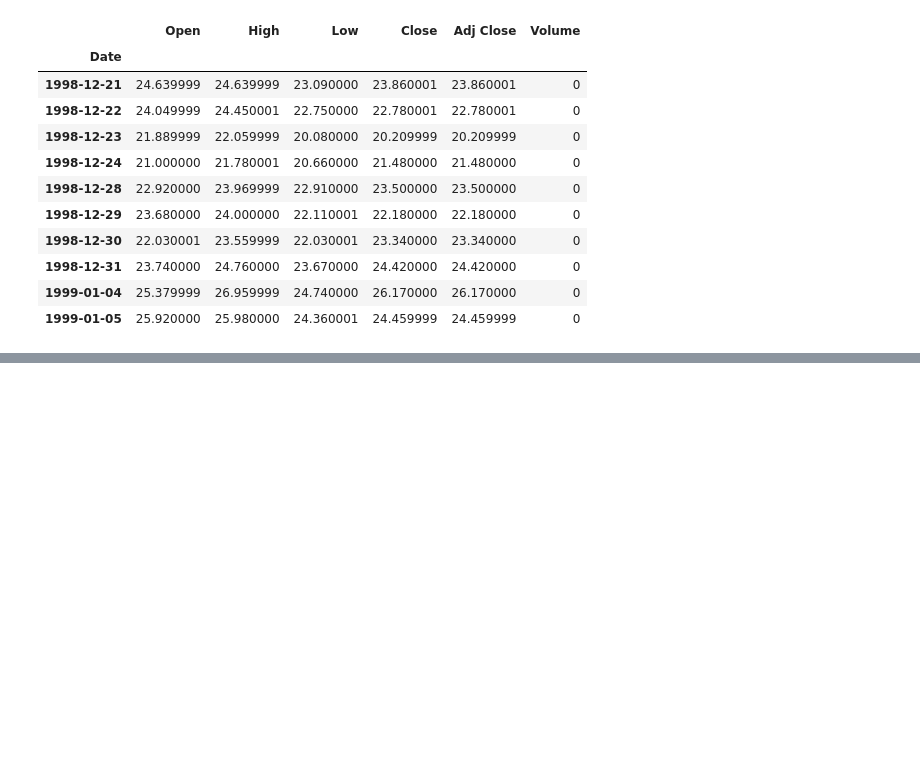
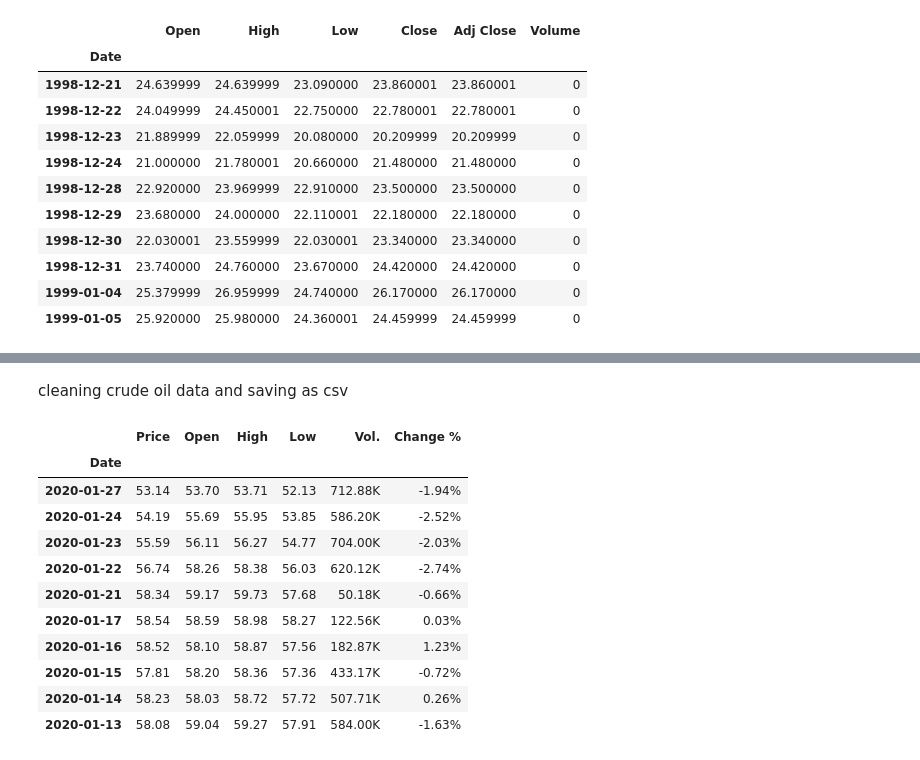
Before and after one commit to AndrewRBader/CU-Fintech_Project-1, a Jupyter notebook: Andrew/cleaning-data.ipynb, the cells around one changed output, grey strips where cells are left out. Cells and saved outputs as stored; diff of their text form; code cells hidden in the pictures; blank space fills up the shorter version.

```diff
--- a/Andrew/cleaning-data.ipynb
+++ b/Andrew/cleaning-data.ipynb
@@ -146,3 +146,27 @@ vix_df.hvplot(
 # writing to csv
 
 tnx_df.to_csv("../Resources/clean-data/vix_clean.csv")
+# %% [markdown]
+cleaning crude oil data and saving as csv
+# %%
+#using pandas read_csv function to pull in file and set index to the date
+oil_df = pd.read_csv("../Resources/Crude Oil WTI Futures.csv", index_col='Date', parse_dates=True, infer_datetime_format=True)
+
+# dropping NaN rows
+oil_df = oil_df.dropna()
+
+# displaying first 10 rows of the dataframe
+oil_df.head(10)
+# %% [output]
+|  | Price | Open | High | Low | Vol. | Change % |
+| Date |  |  |  |  |  |  |
+| 2020-01-27 | 53.14 | 53.70 | 53.71 | 52.13 | 712.88K | -1.94% |
+| 2020-01-24 | 54.19 | 55.69 | 55.95 | 53.85 | 586.20K | -2.52% |
+| 2020-01-23 | 55.59 | 56.11 | 56.27 | 54.77 | 704.00K | -2.03% |
+| 2020-01-22 | 56.74 | 58.26 | 58.38 | 56.03 | 620.12K | -2.74% |
+| 2020-01-21 | 58.34 | 59.17 | 59.73 | 57.68 | 50.18K | -0.66% |
+| 2020-01-17 | 58.54 | 58.59 | 58.98 | 58.27 | 122.56K | 0.03% |
+| 2020-01-16 | 58.52 | 58.10 | 58.87 | 57.56 | 182.87K | 1.23% |
+| 2020-01-15 | 57.81 | 58.20 | 58.36 | 57.36 | 433.17K | -0.72% |
+| 2020-01-14 | 58.23 | 58.03 | 58.72 | 57.72 | 507.71K | 0.26% |
+| 2020-01-13 | 58.08 | 59.04 | 59.27 | 57.91 | 584.00K | -1.63% |
```
Also changed, not shown: parts of 4 cells of this notebook, 1 other file.
